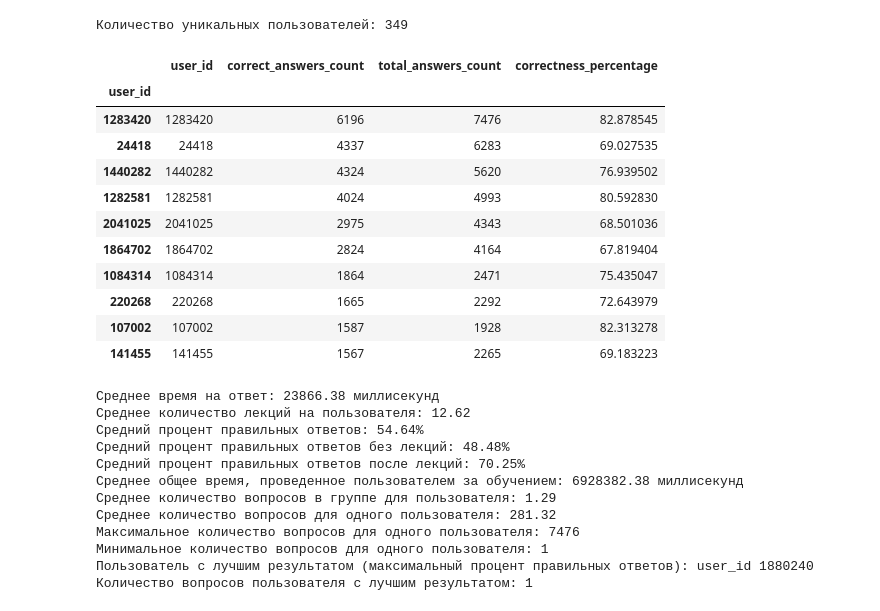
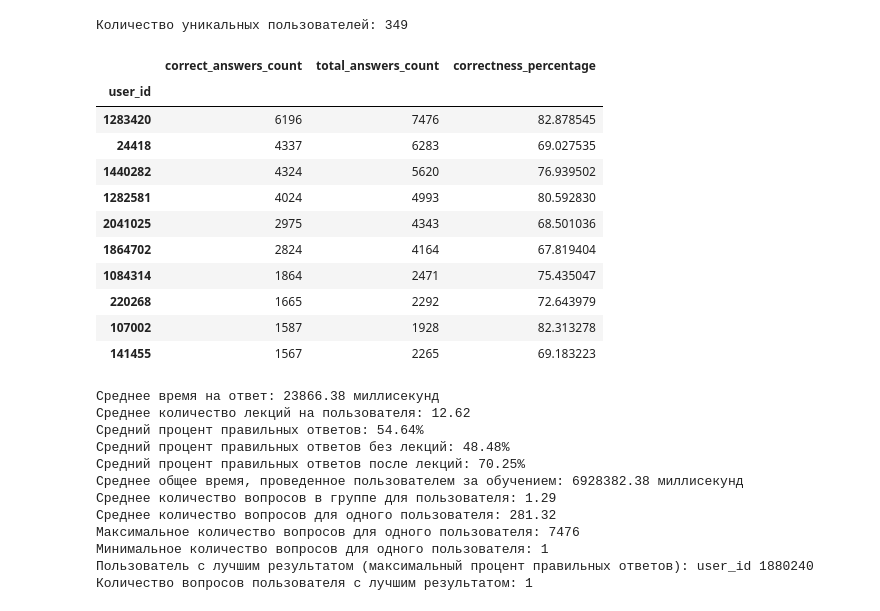
Before and after one commit to IsanbergS/sf_home, a Jupyter notebook: home3/home.ipynb, the cells around one changed output. Drawn from its saved outputs; the diff is of its cells as text; code cells hidden in the pictures.

Commit message:
Changes in table

```diff
--- a/home3/home.ipynb
+++ b/home3/home.ipynb
@@ -228,7 +228,6 @@ top_10_users = correct_answers_count.sort_values(ascending=False).head(10)
 
 # Создание таблицы DataFrame с дополнительной информацией
 top_10_users_df = pd.DataFrame({
-    'user_id': top_10_users.index,
     'correct_answers_count': top_10_users.values,
     'total_answers_count': total_answers_count.loc[top_10_users.index],
     'correctness_percentage': (correct_answers_count.loc[top_10_users.index] / total_answers_count.loc[top_10_users.index]) * 100
@@ -277,45 +276,45 @@ print(f'Средний процент правильных ответов без
 
 # Влияние лекций на правильность ответов
 print(f'Средний процент правильных ответов после лекций: {correctness_after_lecture * 100:.2f}%')
 
 # Среднее общее время, проведенное пользователем за обучением
 average_study_time = total_study_time_per_user.mean()
 print(f'Среднее общее время, проведенное пользователем за обучением: {average_study_time:.2f} миллисекунд')
 
 # Среднее количество вопросов в группе для пользователя
 average_questions_per_group = questions_per_group_per_user.mean()
 print(f'Среднее количество вопросов в группе для пользователя: {average_questions_per_group:.2f}')
 
 # Среднее количество вопросов для одного пользователя
 average_questions_per_user_value = questions_per_user.mean()
 print(f'Среднее количество вопросов для одного пользователя: {average_questions_per_user_value:.2f}')
 
 # Максимальное и минимальное количество вопросов для одного пользователя
 max_questions_per_user = questions_per_user.max()
 min_questions_per_user = questions_per_user.min()
 print(f'Максимальное количество вопросов для одного пользователя: {max_questions_per_user}')
 print(f'Минимальное количество вопросов для одного пользователя: {min_questions_per_user}')
 
 # Пользователь с лучшим результатом
 best_user_id = correctness_per_user.idxmax()
 print(f'Пользователь с лучшим результатом (максимальный процент правильных ответов): user_id {best_user_id}')
 
 # Количество вопросов пользователя с лучшим результатом
 best_user_questions_count = questions_per_user.get(best_user_id, 0)
 print(f'Количество вопросов пользователя с лучшим результатом: {best_user_questions_count}')
 # %% [output]
-|  | user_id | correct_answers_count | total_answers_count | correctness_percentage |
-| user_id |  |  |  |  |
-| 1283420 | 1283420 | 6196 | 7476 | 82.878545 |
-| 24418 | 24418 | 4337 | 6283 | 69.027535 |
-| 1440282 | 1440282 | 4324 | 5620 | 76.939502 |
-| 1282581 | 1282581 | 4024 | 4993 | 80.592830 |
-| 2041025 | 2041025 | 2975 | 4343 | 68.501036 |
-| 1864702 | 1864702 | 2824 | 4164 | 67.819404 |
-| 1084314 | 1084314 | 1864 | 2471 | 75.435047 |
-| 220268 | 220268 | 1665 | 2292 | 72.643979 |
-| 107002 | 107002 | 1587 | 1928 | 82.313278 |
-| 141455 | 141455 | 1567 | 2265 | 69.183223 |
+|  | correct_answers_count | total_answers_count | correctness_percentage |
+| user_id |  |  |  |
+| 1283420 | 6196 | 7476 | 82.878545 |
+| 24418 | 4337 | 6283 | 69.027535 |
+| 1440282 | 4324 | 5620 | 76.939502 |
+| 1282581 | 4024 | 4993 | 80.592830 |
+| 2041025 | 2975 | 4343 | 68.501036 |
+| 1864702 | 2824 | 4164 | 67.819404 |
+| 1084314 | 1864 | 2471 | 75.435047 |
+| 220268 | 1665 | 2292 | 72.643979 |
+| 107002 | 1587 | 1928 | 82.313278 |
+| 141455 | 1567 | 2265 | 69.183223 |
 Среднее время на ответ: 23866.38 миллисекунд
 Среднее количество лекций на пользователя: 12.62
 Средний процент правильных ответов: 54.64%
```
